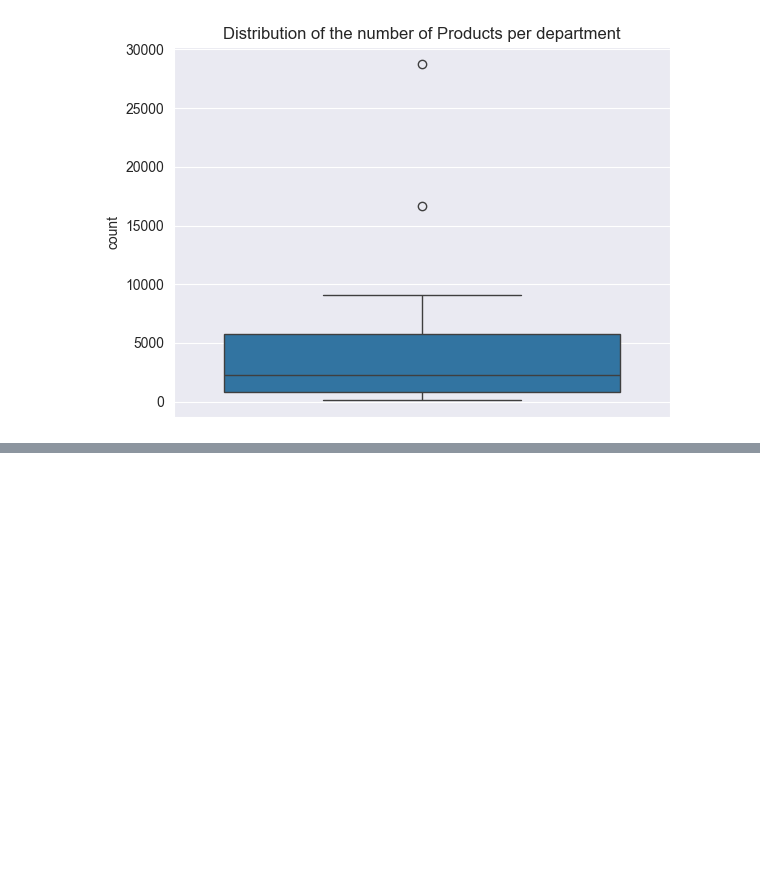
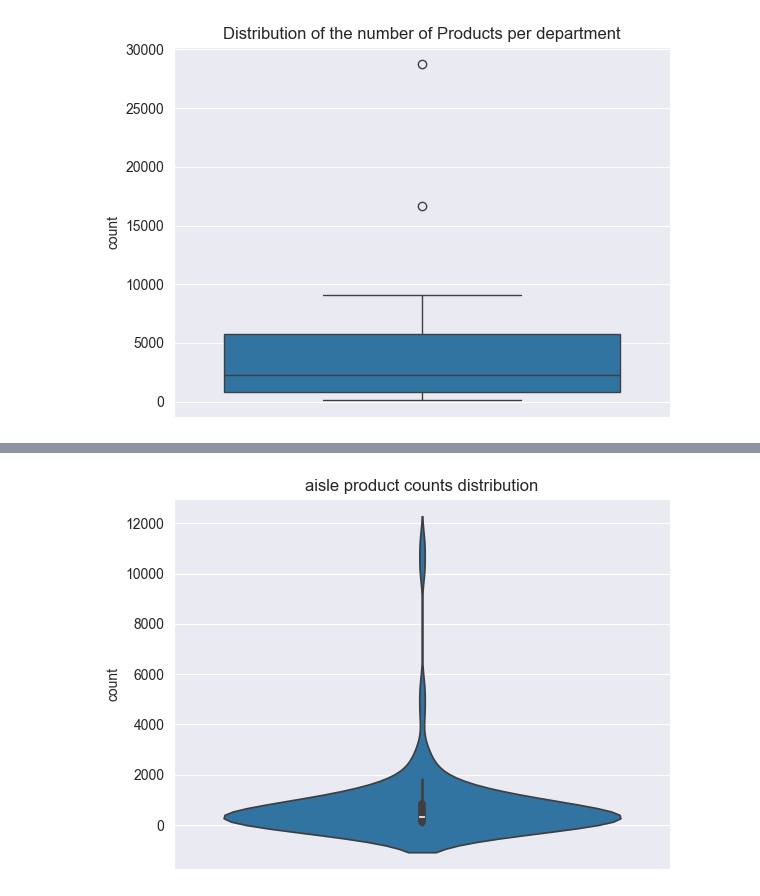
Before and after one commit to NathanLeDev/Data-Driven-Retail-Insights-for-Cost-Savings-Revenue-Growth, a Jupyter notebook: notebooks/02_EDA.ipynb, the cells around one changed output, grey strips where cells are left out. Cells and saved outputs as stored; diff of their text form; code cells hidden in the pictures; blank space fills up the shorter version.

```diff
--- a/notebooks/02_EDA.ipynb
+++ b/notebooks/02_EDA.ipynb
@@ -210,0 +219,6 @@ plt.show()
+# %%
+sns.violinplot(y=df['aisle'].value_counts())
+plt.title("aisle product counts distribution")
+plt.show()
+# %% [output]
+[figure, added]
```
Also changed, not shown: parts of 1 cell of this notebook.
